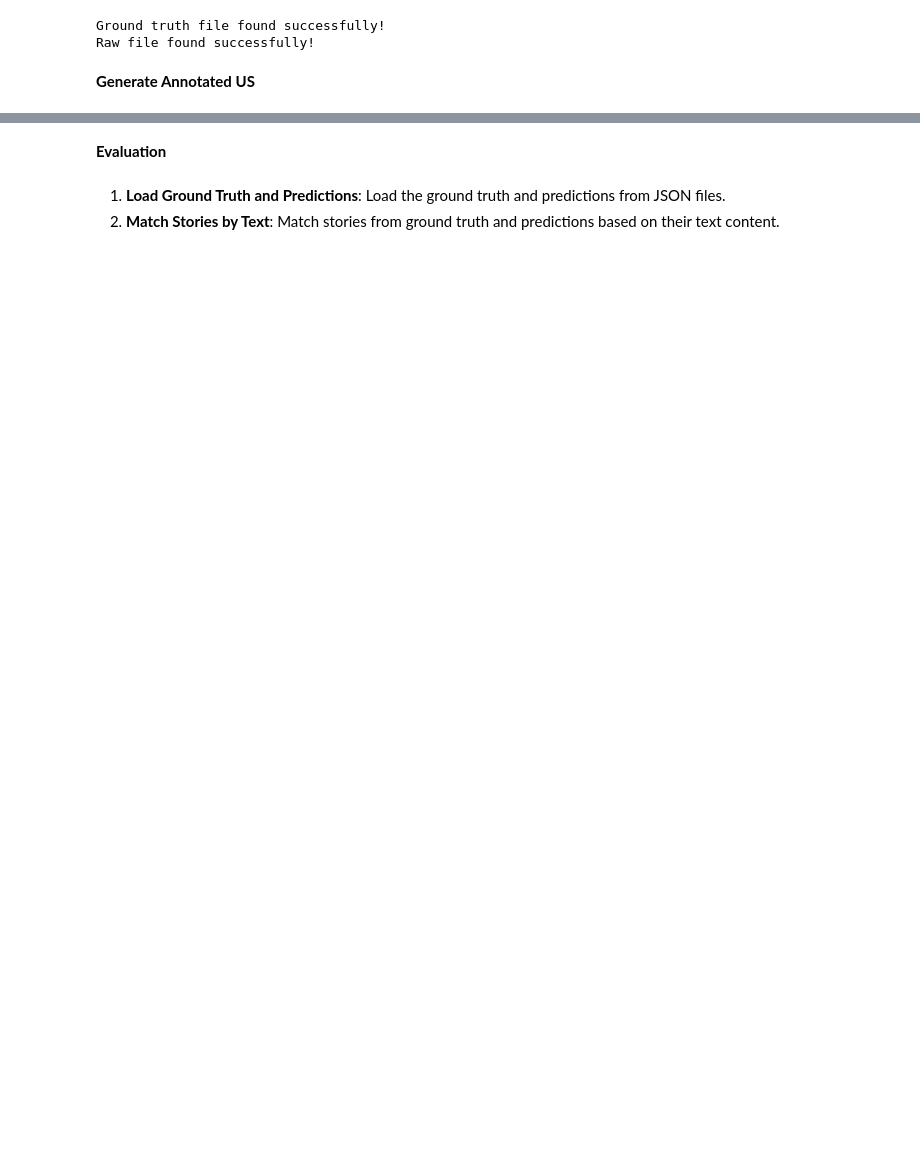
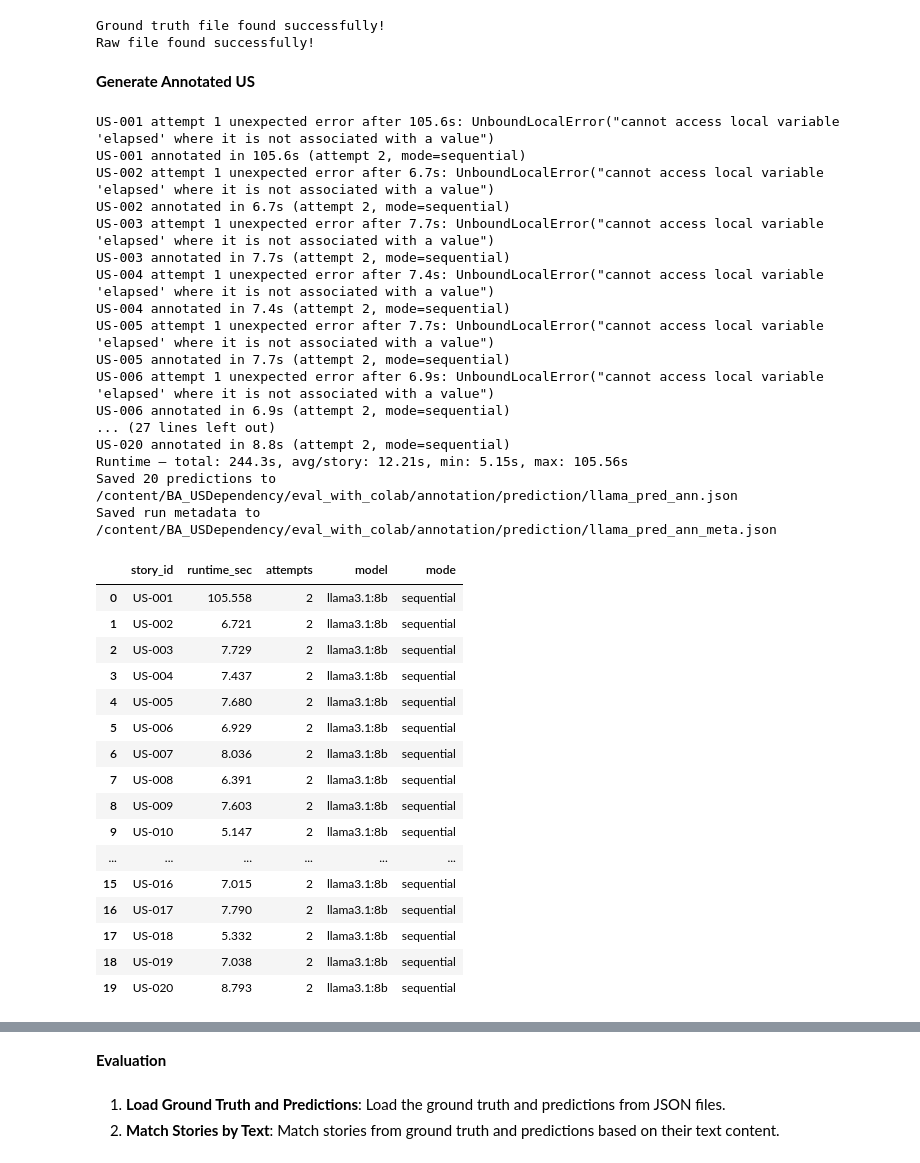
Before and after one commit to Hanh3103/BA_USDependency, a Jupyter notebook: eval_with_colab/annotation/evaluation_framework_annotation.ipynb, the cells around one changed output, grey strips where cells are left out. Cells and saved outputs as stored; diff of their text form; code cells hidden in the pictures; blank space fills up the shorter version.

Commit message:
Mit Colab erstellt

```diff
--- a/eval_with_colab/annotation/evaluation_framework_annotation.ipynb
+++ b/eval_with_colab/annotation/evaluation_framework_annotation.ipynb
@@ -133,14 +114,3 @@ WARNING: systemd is not running
 WARNING: Unable to detect NVIDIA/AMD GPU. Install lspci or lshw to automatically detect and install GPU dependencies.
 >>> The Ollama API is now available at 127.0.0.1:11434.
 >>> Install complete. Run "ollama" from the command line.
-# %%
-config_path = "/content/BA_USDependency/app/config.py"
-with open(config_path, "r") as f:
-    content = f.read()
-
-content = content.replace("settings = Settings()", "settings = Settings(_env_file=env_path)")
-
-with open(config_path, "w") as f:
-    f.write(content)
-
-print("Patched.")
@@ -241,7 +273,49 @@ def generate_predictions_from_raw(
 # %%
-llama_results, PRED_PATH = generate_predictions_from_raw(
+llama_results, llama_PRED_PATH, llama_run_meta= generate_predictions_from_raw(
     raw_file_path=RAW_PATH,
-    model_name="qwen3:8b",
+    model_name="llama3.1:8b",
     filename="llama_pred_ann.json",
     mode="sequential",
 )
+
+llama_meta_df = pd.DataFrame(llama_run_meta["per_story"])
+llama_failed_df = pd.DataFrame(llama_run_meta["failed_stories"])
+
+display(llama_meta_df)
+if not llama_failed_df.empty:
+    display(llama_failed_df)
+# %% [output]
+US-001 attempt 1 unexpected error after 105.6s: UnboundLocalError("cannot access local variable 'elapsed' where it is not associated with a value")
+US-001 annotated in 105.6s (attempt 2, mode=sequential)
+US-002 attempt 1 unexpected error after 6.7s: UnboundLocalError("cannot access local variable 'elapsed' where it is not associated with a value")
+US-002 annotated in 6.7s (attempt 2, mode=sequential)
+US-003 attempt 1 unexpected error after 7.7s: UnboundLocalError("cannot access local variable 'elapsed' where it is not associated with a value")
+US-003 annotated in 7.7s (attempt 2, mode=sequential)
+US-004 attempt 1 unexpected error after 7.4s: UnboundLocalError("cannot access local variable 'elapsed' where it is not associated with a value")
+US-004 annotated in 7.4s (attempt 2, mode=sequential)
+US-005 attempt 1 unexpected error after 7.7s: UnboundLocalError("cannot access local variable 'elapsed' where it is not associated with a value")
+US-005 annotated in 7.7s (attempt 2, mode=sequential)
+US-006 attempt 1 unexpected error after 6.9s: UnboundLocalError("cannot access local variable 'elapsed' where it is not associated with a value")
+US-006 annotated in 6.9s (attempt 2, mode=sequential)
+... (27 lines left out)
+US-020 annotated in 8.8s (attempt 2, mode=sequential)
+Runtime — total: 244.3s, avg/story: 12.21s, min: 5.15s, max: 105.56s
+Saved 20 predictions to /content/BA_USDependency/eval_with_colab/annotation/prediction/llama_pred_ann.json
+Saved run metadata to /content/BA_USDependency/eval_with_colab/annotation/prediction/llama_pred_ann_meta.json
+|  | story_id | runtime_sec | attempts | model | mode |
+| 0 | US-001 | 105.558 | 2 | llama3.1:8b | sequential |
+| 1 | US-002 | 6.721 | 2 | llama3.1:8b | sequential |
+| 2 | US-003 | 7.729 | 2 | llama3.1:8b | sequential |
+| 3 | US-004 | 7.437 | 2 | llama3.1:8b | sequential |
+| 4 | US-005 | 7.680 | 2 | llama3.1:8b | sequential |
+| 5 | US-006 | 6.929 | 2 | llama3.1:8b | sequential |
+| 6 | US-007 | 8.036 | 2 | llama3.1:8b | sequential |
+| 7 | US-008 | 6.391 | 2 | llama3.1:8b | sequential |
+| 8 | US-009 | 7.603 | 2 | llama3.1:8b | sequential |
+| 9 | US-010 | 5.147 | 2 | llama3.1:8b | sequential |
+| ... | ... | ... | ... | ... | ... |
+| 15 | US-016 | 7.015 | 2 | llama3.1:8b | sequential |
+| 16 | US-017 | 7.790 | 2 | llama3.1:8b | sequential |
+| 17 | US-018 | 5.332 | 2 | llama3.1:8b | sequential |
+| 18 | US-019 | 7.038 | 2 | llama3.1:8b | sequential |
+| 19 | US-020 | 8.793 | 2 | llama3.1:8b | sequential |
```
Also changed, not shown: parts of 20 cells of this notebook.
